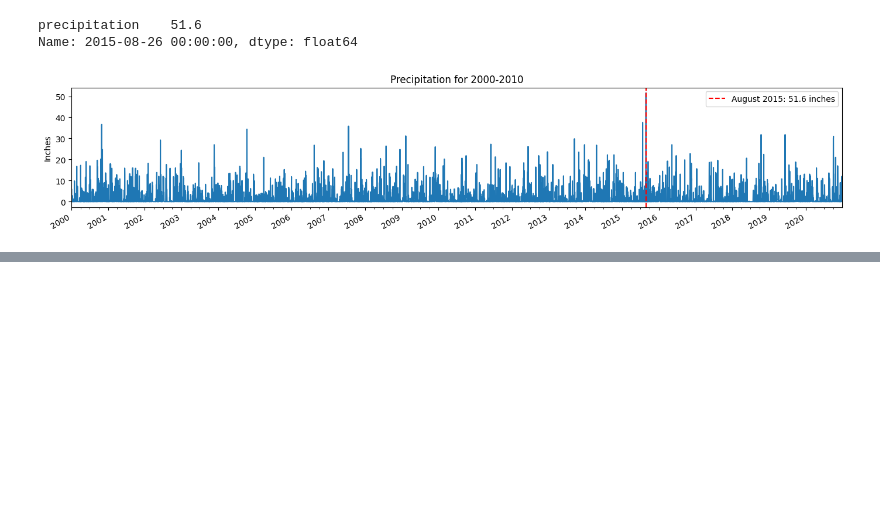
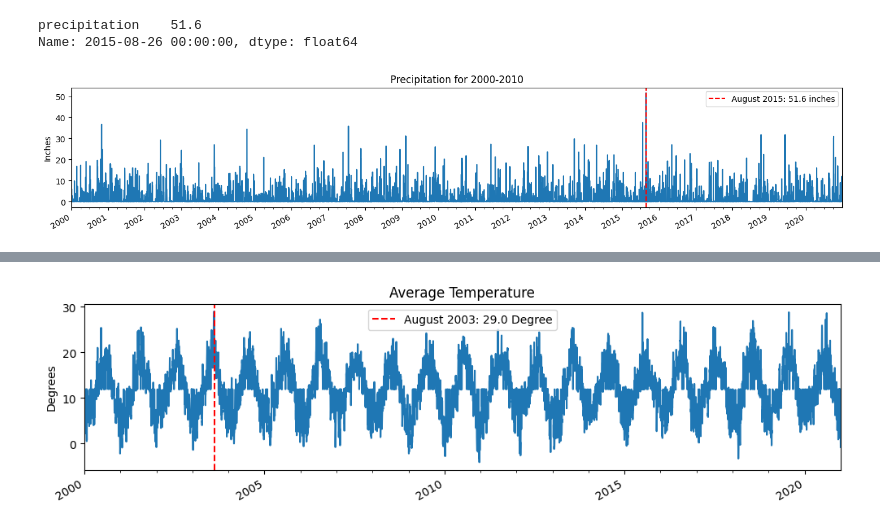
Before and after one commit to abdelrahman-rajab-hassan/time-series-analysis, a Jupyter notebook: mini-projects/weather-trend-analysis/Resampling_Datatime_Data_(Core).ipynb, the cells around one changed output, grey strips where cells are left out. Saved outputs shown, nothing was run; the diff lists cells and outputs as text; code cells hidden in the pictures; blank space fills up the shorter version.

Commit message:
added the second part of the assignment

```diff
--- a/mini-projects/weather-trend-analysis/Resampling_Datatime_Data_(Core).ipynb
+++ b/mini-projects/weather-trend-analysis/Resampling_Datatime_Data_(Core).ipynb
@@ -215,3 +201,9 @@ clean_df.head()
 > - Find the date and corresponding value for the max precipitation.
 > - Plot the feature and time period that corresponds to the question.
 > - Add a vertical line at this date with a label that says the date (using date format: "April 2000") and the max precipitation value.
+# %%
+# copy the dataframe
+first_task = df.copy()
+
+# run the df_copy variable
+first_task.head()
@@ -274,18 +310,29 @@ plot_features(df['precipitation'], title = 'Precipitation for 2000-2010', ylabel
 # %%
-def plot_avg_temp(ts):
+# visualization requirments function for Q2
+def plot_second_task(ts):
     fig, ax = plt.subplots(figsize=(12, 3))
     ax.plot(ts.index, ts.values)
     ax.set_xlim(ts.index.min(), ts.index.max())
 
     ax.set_title("Average Temperature")
     ax.set_ylabel("Degrees")
 
     ax.xaxis.set_major_locator(mdates.YearLocator(base=5))
     ax.xaxis.set_major_formatter(mdates.DateFormatter('%Y'))
     plt.setp(ax.get_xticklabels(), rotation=90)
 
     ax.xaxis.set_minor_locator(mdates.YearLocator())
 
+    max_date = first_task['mean_temp'].idxmax()
+    max_value = first_task.loc[max_date, 'mean_temp']
+    ax.axvline(max_date, color='red', linestyle='--',label=f'{max_date.strftime("%B %Y")}: {max_value} Degree')
+    ax.legend()
+
     fig.autofmt_xdate()
 
     return fig, ax
+
+# Plot the feature and time period that corresponds to the question.
+plot_second_task(df['mean_temp']);
+# %% [output]
+[figure, added]
```
Also changed, not shown: parts of 8 cells of this notebook.
